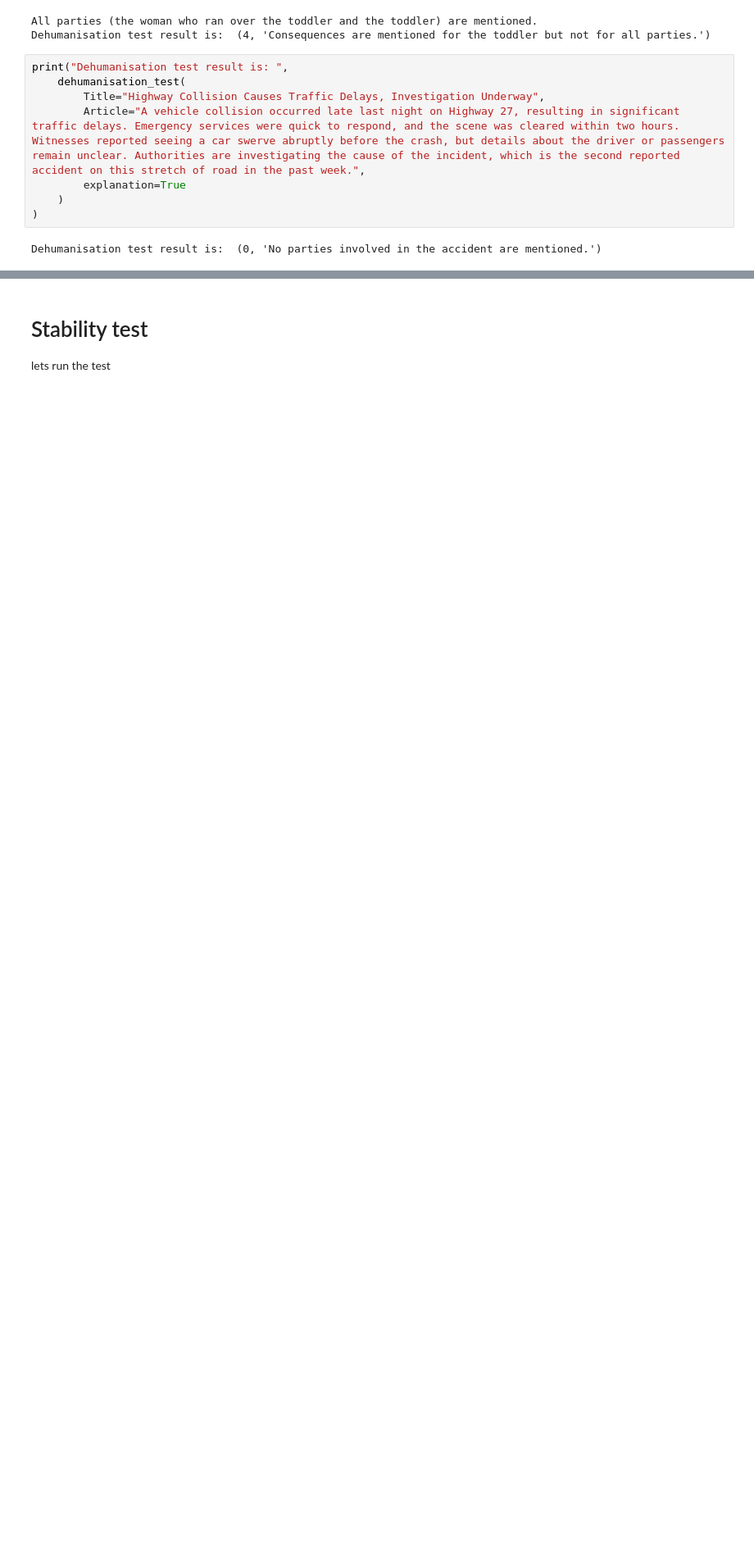
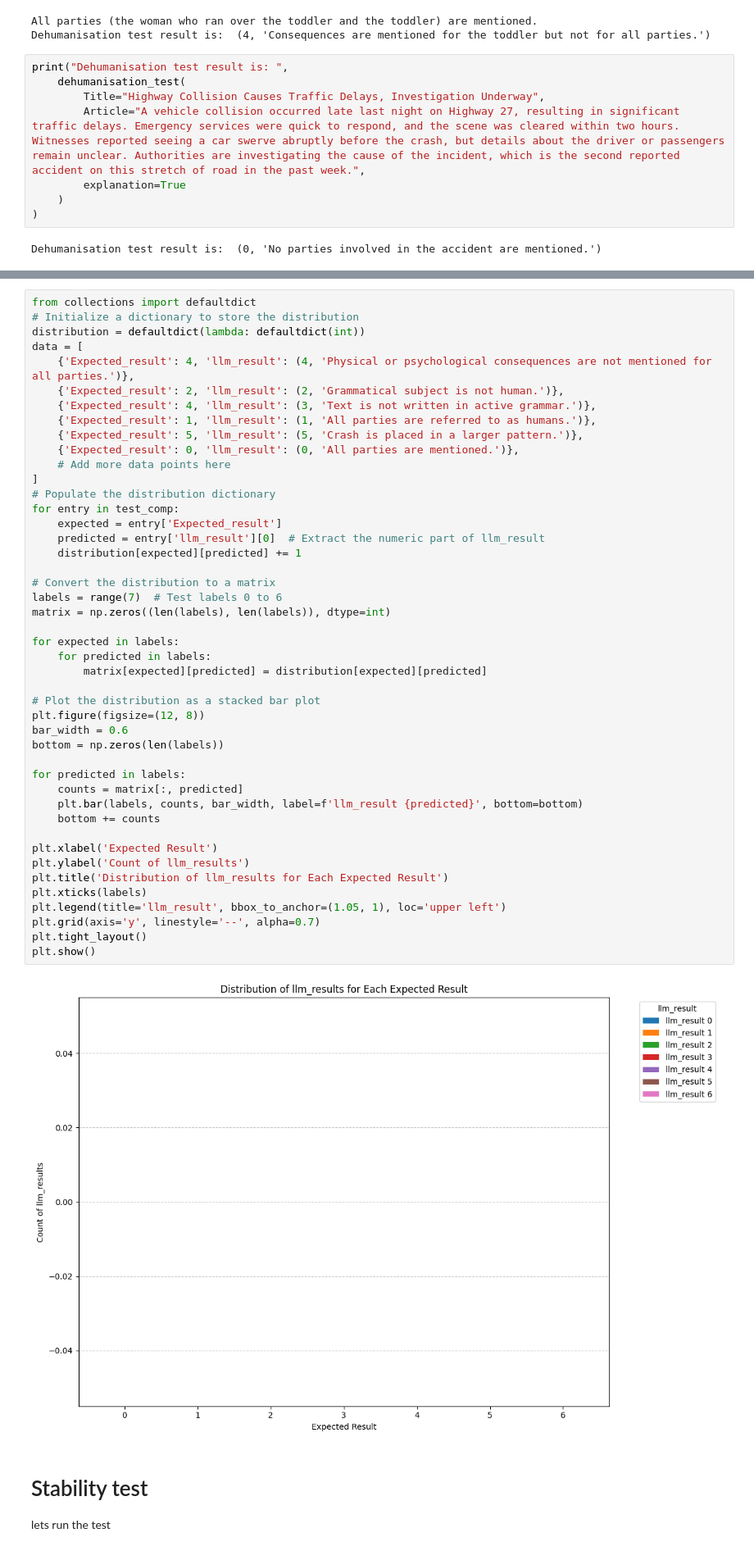
Before and after one commit to pythonpoet/roaddanger-scraper, a Jupyter notebook: src/method_eval.ipynb, the cells around one changed output, grey strips where cells are left out. Shown at 82% size. Saved outputs shown, nothing was run; the diff lists cells and outputs as text; blank space fills up the shorter version.

```diff
--- a/src/method_eval.ipynb
+++ b/src/method_eval.ipynb
@@ -458,3 +566,50 @@ Dehumanisation test result is:  (0, 'No parties involved in the accident are men
+# %%
+from collections import defaultdict
+# Initialize a dictionary to store the distribution
+distribution = defaultdict(lambda: defaultdict(int))
+data = [
+    {'Expected_result': 4, 'llm_result': (4, 'Physical or psychological consequences are not mentioned for all parties.')},
+    {'Expected_result': 2, 'llm_result': (2, 'Grammatical subject is not human.')},
+    {'Expected_result': 4, 'llm_result': (3, 'Text is not written in active grammar.')},
+    {'Expected_result': 1, 'llm_result': (1, 'All parties are referred to as humans.')},
+    {'Expected_result': 5, 'llm_result': (5, 'Crash is placed in a larger pattern.')},
+    {'Expected_result': 0, 'llm_result': (0, 'All parties are mentioned.')},
+    # Add more data points here
+]
+# Populate the distribution dictionary
+for entry in test_comp:
+    expected = entry['Expected_result']
+    predicted = entry['llm_result'][0]  # Extract the numeric part of llm_result
+    distribution[expected][predicted] += 1
+
+# Convert the distribution to a matrix
+labels = range(7)  # Test labels 0 to 6
+matrix = np.zeros((len(labels), len(labels)), dtype=int)
+
+for expected in labels:
+    for predicted in labels:
+        matrix[expected][predicted] = distribution[expected][predicted]
+
+# Plot the distribution as a stacked bar plot
+plt.figure(figsize=(12, 8))
+bar_width = 0.6
+bottom = np.zeros(len(labels))
+
+for predicted in labels:
+    counts = matrix[:, predicted]
+    plt.bar(labels, counts, bar_width, label=f'llm_result {predicted}', bottom=bottom)
+    bottom += counts
+
+plt.xlabel('Expected Result')
+plt.ylabel('Count of llm_results')
+plt.title('Distribution of llm_results for Each Expected Result')
+plt.xticks(labels)
+plt.legend(title='llm_result', bbox_to_anchor=(1.05, 1), loc='upper left')
+plt.grid(axis='y', linestyle='--', alpha=0.7)
+plt.tight_layout()
+plt.show()
+# %% [output]
+[figure, added]
 # %% [markdown]
 # Stability test
 lets run the test
```
Also changed, not shown: parts of 9 cells of this notebook, 6 other files.
